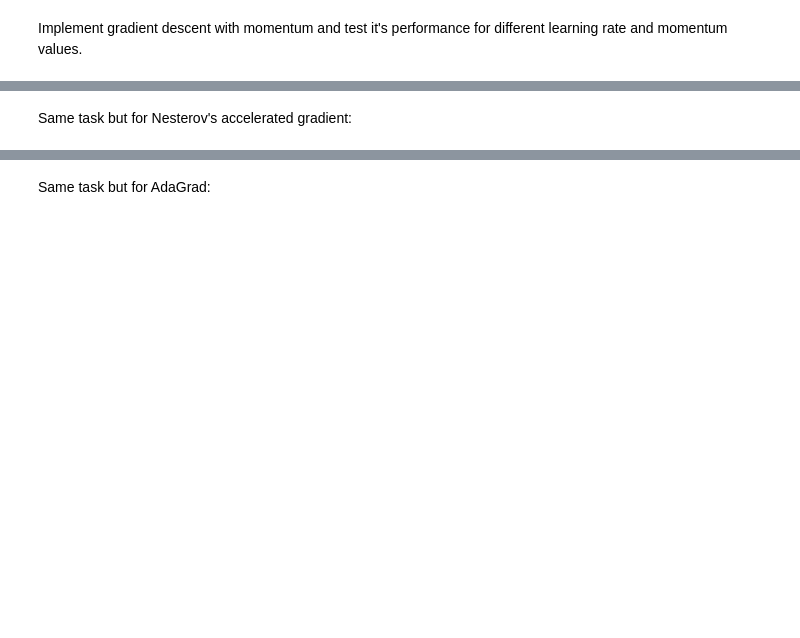
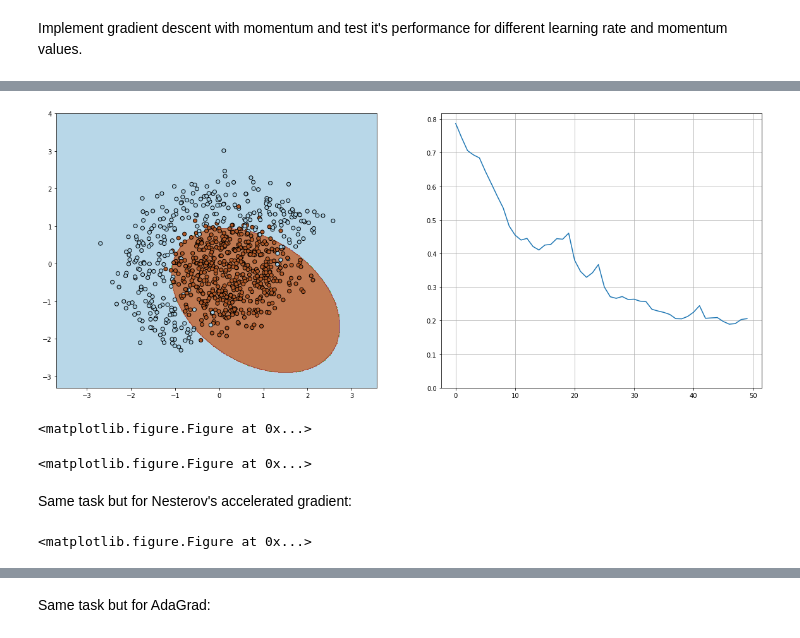
Before and after one commit to ekaterinaMaljutina/au_dl_course, a Jupyter notebook: seminar_2/task_1.ipynb, the cells around one changed output, grey strips where cells are left out. Cells and saved outputs as stored; diff of their text form; code cells hidden in the pictures; blank space fills up the shorter version.

```diff
--- a/seminar_2/task_1.ipynb
+++ b/seminar_2/task_1.ipynb
@@ -151,23 +168,36 @@ Implement gradient descent with momentum and test it's performance for different
 # %%
-w = np.array([1,0,0,0,0,0], dtype=tf.float32)
-
-alpha = 0 # learning rate
-mu    = 0 # momentum
-
-n_iter = 50
-batch_size = 4
-loss = np.zeros(n_iter)
-plt.figure(figsize=(12,5))
 with tf.Session() as sess:
     for i in range(n_iter):
         ind = random.sample(range(X.shape[0]), batch_size)
-        loss[i] sess.run(#
-        visualize(X[ind,:], y[ind], w, loss, n_iter)
-
-        w = sess.run(#)
+        batch_loss = sess.run(loss_op, feed_dict={X_ph: X, Y_ph: y, W_ph: w})
+        loss[i] = batch_loss
+        w, v = sess.run([param_update_op, V_op], feed_dict={X_ph: X[ind, :], Y_ph: y[ind],  W_ph: w, V_ph: v})
 
 visualize(X, y, w, loss, n_iter)
 plt.clf()
+# %% [output]
+[figure, added]
+<matplotlib.figure.Figure at 0x...>
+<matplotlib.figure.Figure at 0x...>
 # %% [markdown]
 Same task but for Nesterov's accelerated gradient:
+# %%
+w = np.array([1,0,0,0,0,0], dtype=np.float32)
+v = np.zeros(6, dtype=np.float32)
+
+alpha = 0.1 # learning rate
+mu    = 0.4 # momentum
+
+n_iter = 50
+batch_size = 4
+loss = np.zeros(n_iter)
+plt.figure(figsize=(12,5))
+
+W_new = W_ph + mu * V_ph
+grad_oper = compute_grad(X_ph, Y_ph, W_new)
+
+V_op = mu * V_ph - alpha * grad_oper
+param_update_op = V_op + W_ph
+# %% [output]
+<matplotlib.figure.Figure at 0x...>
 # %%
```
Also changed, not shown: parts of 15 cells of this notebook.
